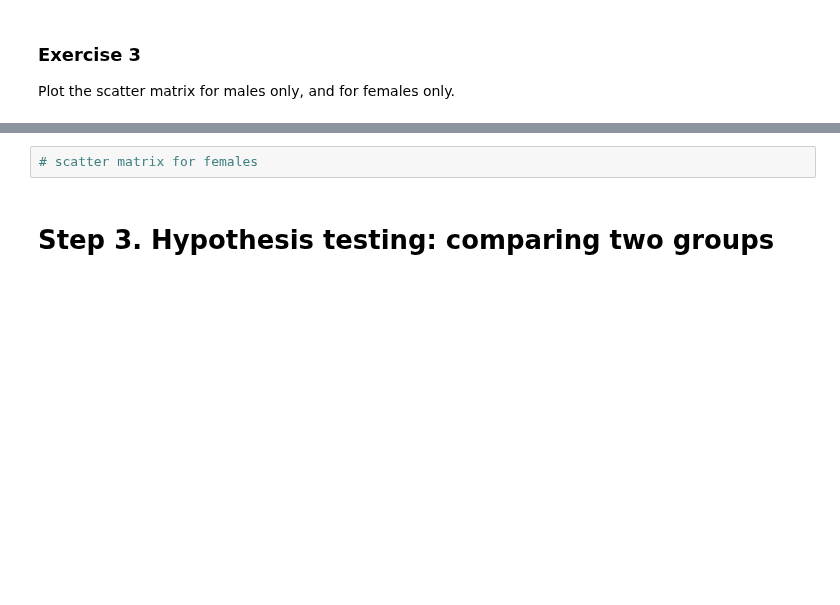
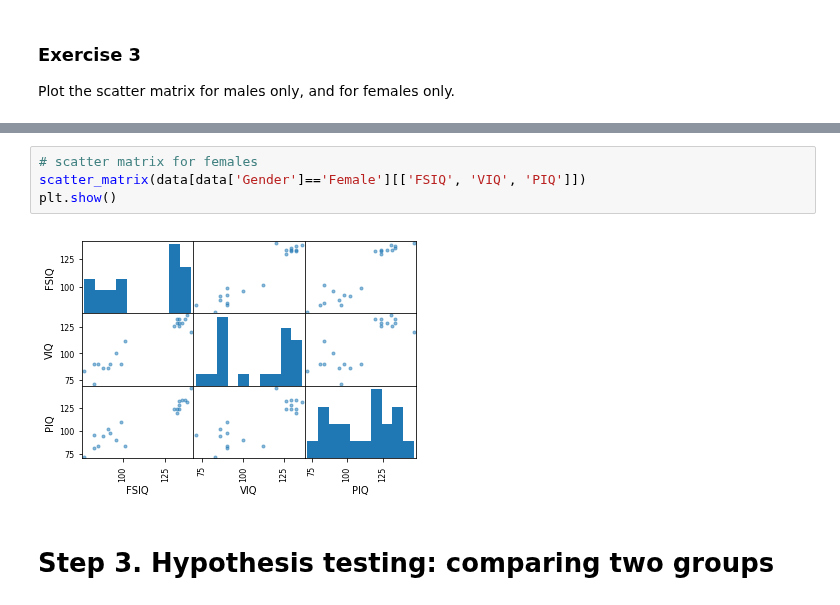
Before and after one commit to frolovconst/advstat-labs, a Jupyter notebook: Lab01/Lab01.ipynb, the cells around one changed output, grey strips where cells are left out. Drawn from its saved outputs; the diff is of its cells as text; blank space fills up the shorter version.

```diff
--- a/Lab01/Lab01.ipynb
+++ b/Lab01/Lab01.ipynb
@@ -238,5 +245,9 @@ Plot the scatter matrix for males only, and for females only.
 # %%
 # scatter matrix for females
+scatter_matrix(data[data['Gender']=='Female'][['FSIQ', 'VIQ', 'PIQ']])
+plt.show()
+# %% [output]
+[figure, added]
 # %% [markdown]
 # Step 3. Hypothesis testing: comparing two groups
 # %% [markdown]
```
Also changed, not shown: parts of 18 cells of this notebook.
